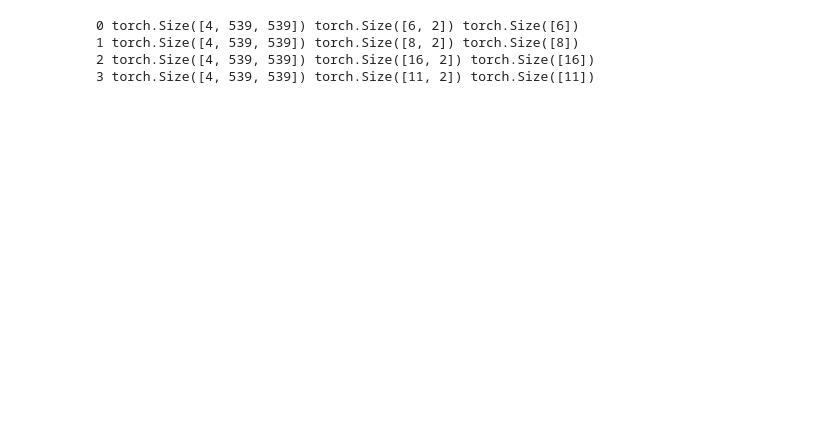
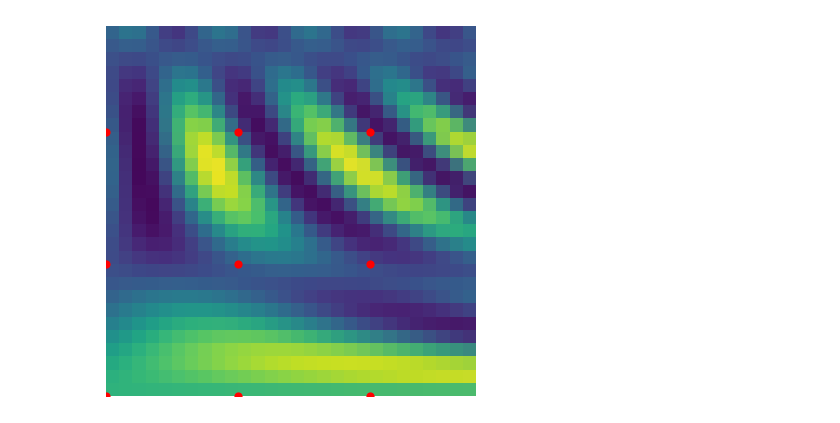
Before and after one commit to neu-spiral/Neural-Point-Processes, a Jupyter notebook: synth_data_reader.ipynb, the cells around one changed output. Drawn from its saved outputs; the diff is of its cells as text; code cells hidden in the pictures; blank space fills up the shorter version.

Commit message:
example image generator for experiments section

```diff
--- a/synth_data_reader.ipynb
+++ b/synth_data_reader.ipynb
@@ -63,11 +16,16 @@ io.imread(f"{data_folder}/images/{img_name}").shape
+# %%
+grid_sparse_pins_file = f"{data_folder}/mesh_10step_pins/pins.csv"
+grid_dense_pins_file = f"{data_folder}/mesh_3step_pins/pins.csv"
+random_dense_pins_file = f"{data_folder}/random_100pins/pins.csv"
+random_sparse_pins_file = f"{data_folder}/random_10pins/pins.csv"
 # %%
 def show_pins(image, pins, outputs):
     """Show image with pins"""
     plt.imshow(image, extent=[0,d1,0,d2])
-    plt.scatter(pins[:, 0], pins[:, 1], s=10, marker='.', c='r')
+    plt.scatter(pins[:, 0], pins[:, 1], s=24, marker='o', c='r')
     # plt.pause(0.001)  # pause a bit so that plots are updated
     # there is a shift in the pins probably
 
-plt.figure()
-show_pins(io.imread(f"{data_folder}/images/{img_name}"), pins, outputs)
-plt.show()
+# plt.figure()
+# show_pins(io.imread(f"{data_folder}/images/{img_name}"), pins, outputs)
+# plt.show()
@@ -135,30 +32,18 @@ for i, sample in enumerate(heatmap_dataset):
-# %%
-class ToTensor(object):
-    """Convert ndarrays in sample to Tensors."""
-
-    def __call__(self, sample):
-        image, pins, outputs = sample['image'], sample['pins'], sample['outputs']
-
-        # swap color axis because
-        # numpy image: H x W x C
-        # torch image: C x H x W
-        image = image.transpose((2, 0, 1))
-        return {'image': torch.from_numpy(image),
-                'pins': torch.from_numpy(pins),
-                'outputs': torch.from_numpy(outputs)}
-# %%
-transformed_dataset = SynthHeatmapDataset(csv_file=f"{data_folder}/pins.csv",
-                                          root_dir=f"{data_folder}/images/",
-                                          transform=transforms.Compose([ToTensor()])
-                                         )
-
-for i, sample in enumerate(transformed_dataset):
-    print(i, sample['image'].size(), sample['pins'].size(), sample['outputs'].size())
-
-    if i == 3:
-        break
-# %% [output]
-0 torch.Size([4, 539, 539]) torch.Size([6, 2]) torch.Size([6])
-1 torch.Size([4, 539, 539]) torch.Size([8, 2]) torch.Size([8])
-2 torch.Size([4, 539, 539]) torch.Size([16, 2]) torch.Size([16])
-3 torch.Size([4, 539, 539]) torch.Size([11, 2]) torch.Size([11])
+# %%
+ind = random.randint(0, 999)
+# %%
+grid_sparse_dataset = PinDataset(csv_file=grid_sparse_pins_file,
+                             root_dir=f"{data_folder}/images/",
+                             transform=transforms.Compose([ToTensor(),
+                                                           Resize()]))
+
+sample = grid_sparse_dataset[ind]
+sample['image'] = sample['image'].permute(1, 2, 0)
+
+fig = plt.figure()
+plt.tight_layout()
+plt.axis('off')
+show_pins(**sample)
+fig.savefig(f'example_images/synth_grid_sparse.pdf', bbox_inches='tight', pad_inches=0)
+# %% [output]
+[figure, added]
```
Also changed, not shown: parts of 13 cells of this notebook.
